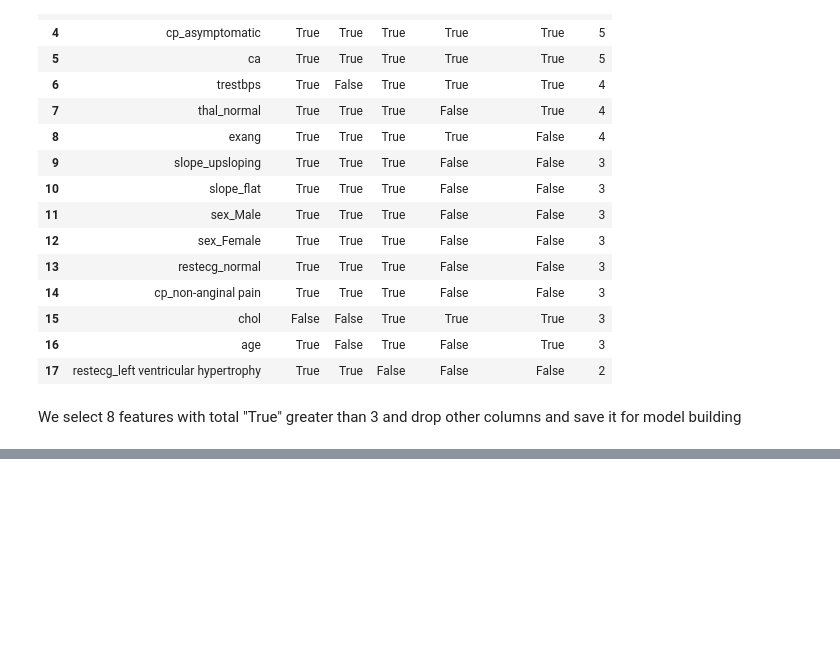
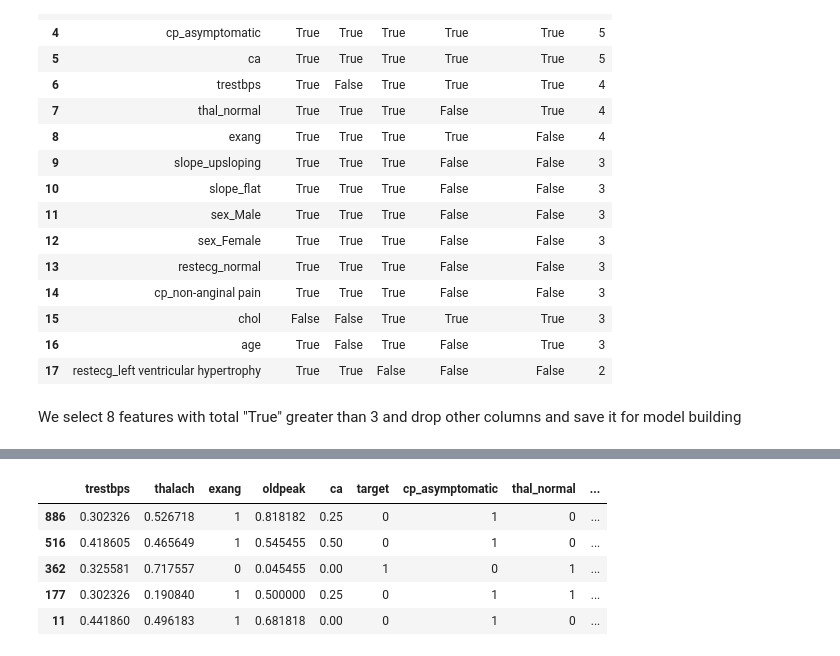
Before and after one commit to yuqingwu/Heart-disease-prediction, a Jupyter notebook: Notebooks/02.feature-engineering-&-feature-selection.ipynb, the cells around one changed output, grey strips where cells are left out. Saved outputs shown, nothing was run; the diff lists cells and outputs as text; code cells hidden in the pictures; blank space fills up the shorter version.

```diff
--- a/Notebooks/02.feature-engineering-&-feature-selection.ipynb
+++ b/Notebooks/02.feature-engineering-&-feature-selection.ipynb
@@ -217,3 +226,12 @@ df_test = df_test.drop(columns = ['slope_upsloping', 'chol', 'age', 'thal_fixed
+# %%
+df_test.head()
+# %% [output]
+|  | trestbps | thalach | exang | oldpeak | ca | target | cp_asymptomatic | thal_normal | ... |
+| 886 | 0.302326 | 0.526718 | 1 | 0.818182 | 0.25 | 0 | 1 | 0 | ... |
+| 516 | 0.418605 | 0.465649 | 1 | 0.545455 | 0.50 | 0 | 1 | 0 | ... |
+| 362 | 0.325581 | 0.717557 | 0 | 0.045455 | 0.00 | 1 | 0 | 1 | ... |
+| 177 | 0.302326 | 0.190840 | 1 | 0.500000 | 0.25 | 0 | 1 | 1 | ... |
+| 11 | 0.441860 | 0.496183 | 1 | 0.681818 | 0.00 | 0 | 1 | 0 | ... |
 # %%
 df_train.to_csv(f"{preprocessed_output_data_path}/train_fe.csv")
 df_test.to_csv(f"{preprocessed_output_data_path}/test_fe.csv")
```
Also changed, not shown: parts of 2 cells of this notebook, 2 other files.
